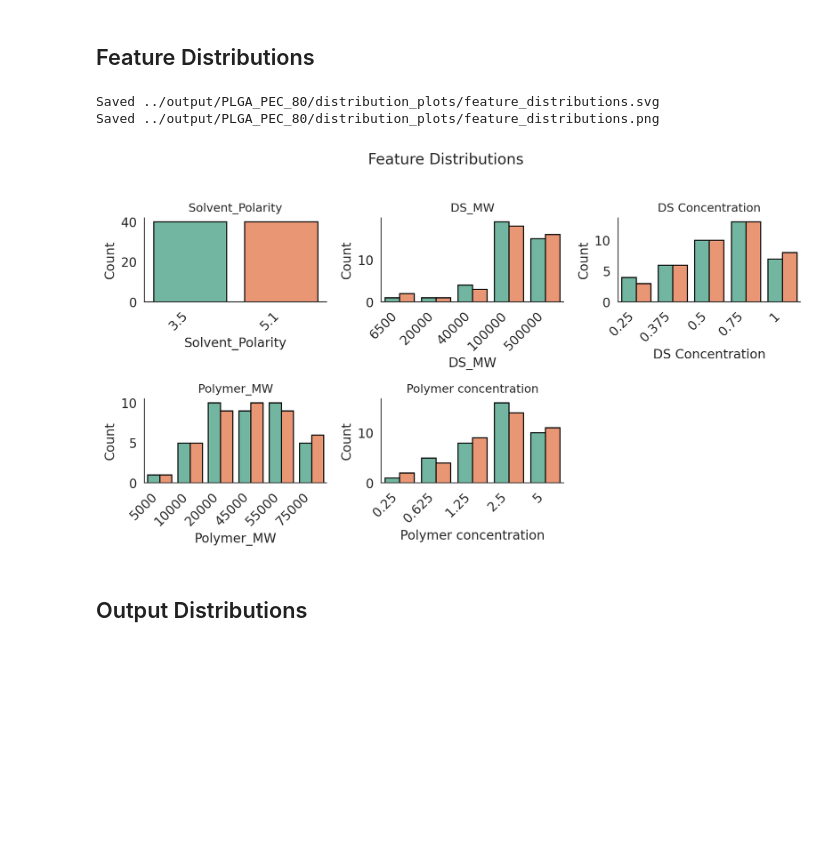
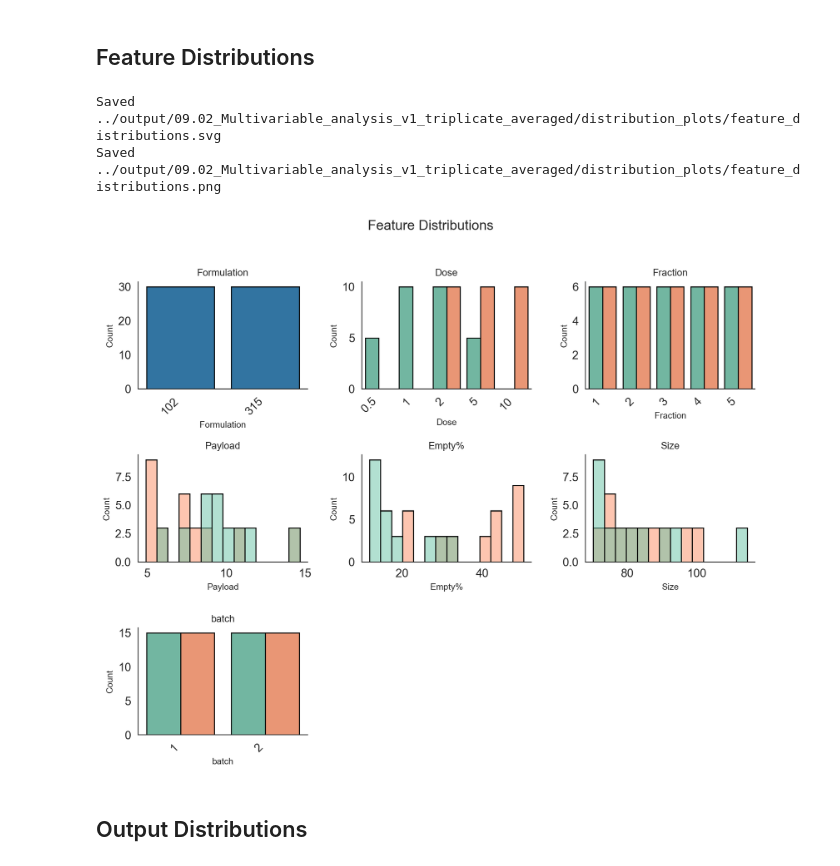
Before and after one commit to MaoResearchGroup/falcon-universal-optimization, a Jupyter notebook: notebooks/plot_feature_output_distributions.ipynb, the cells around one changed output. Cells and saved outputs as stored; diff of their text form; code cells hidden in the pictures; blank space fills up the shorter version.

Commit message:
optimize plotting styles

```diff
--- a/notebooks/plot_feature_output_distributions.ipynb
+++ b/notebooks/plot_feature_output_distributions.ipynb
@@ -9,32 +9,40 @@ Generate distribution plots for FALCON input features and measured output column
 # %%
 ### Required Run Parameters ###
 
-RUN_NAME = "PLGA_PEC_80"  # Name of output folder from which to load the run
-DATASET_NAME = "PLGA_PEC_80"  # Name of CSV file in ../datasets, without .csv
+RUN_NAME = "09.02_Multivariable_analysis_v1_triplicate_averaged"  # Name of output folder from which to load the run
+DATASET_NAME = "09.02_Multivariable_analysis_v1_triplicate_averaged"  # Name of CSV file in ../datasets, without .csv
+
+
 
 input_param_names = [
-    "Solvent_Polarity",
-    "DS_MW",
-    "DS Concentration",
-    "Polymer_MW",
-    "Polymer concentration",
+    'Formulation',
+    "Dose",
+    "Fraction",
+    "Payload",
+    "Empty%",
+	"Size",
+    "batch"
 ]
 
 # Measured response/output columns to plot. Set to None to infer numeric outputs.
 output_names = [
-    "Encapsulation efficiency (%)",
-    "Size",
-    "Zeta Potential",
-    "Release D5",
-    "Release D10",
-    "Release D30",
+    "mRNA uptake (%)",
+    "mRNA uptake (MFI)",
+    "Lipid uptake (%)",
+    "Lipid uptake (MFI)",
+    "Endosomal escape",
+    "Transfection (%)",
+    "Transfection (MFI)",
 ]
 
 # Set to a column name, such as "Solvent" or "Helper_lipid", to color distributions by group.
-hue_col = "Solvent"
+hue_col = "Formulation"
 
 # Retained for compatibility with older versions of this notebook; count plots use observed categories.
 log_scale_cols = []
+
+# Optional columns to exclude from the all-column correlation plot.
+correlation_exclude_cols = ["Formula_label", "Formula_Label", "Formula label"]
 # %% [markdown]
 ## Setup
 # %%
@@ -230,17 +335,17 @@ Output columns:
 # %%
 feature_fig, feature_axes = plot_distribution_grid(
     df,
     feature_cols,
     title="Feature Distributions",
     output_stem="feature_distributions",
     hue=hue_col,
     log_scale_cols=log_scale_cols,
-    plot_kind="count",
+    plot_kind="auto",
 )
 # %% [output]
-Saved ../output/PLGA_PEC_80/distribution_plots/feature_distributions.svg
-Saved ../output/PLGA_PEC_80/distribution_plots/feature_distributions.png
+Saved ../output/09.02_Multivariable_analysis_v1_triplicate_averaged/distribution_plots/feature_distributions.svg
+Saved ../output/09.02_Multivariable_analysis_v1_triplicate_averaged/distribution_plots/feature_distributions.png
-[figure, old version]
+[figure, new version]
 # %% [markdown]
 ## Output Distributions
 # %%
```
Also changed, not shown: parts of 8 cells of this notebook, 9 other files.
